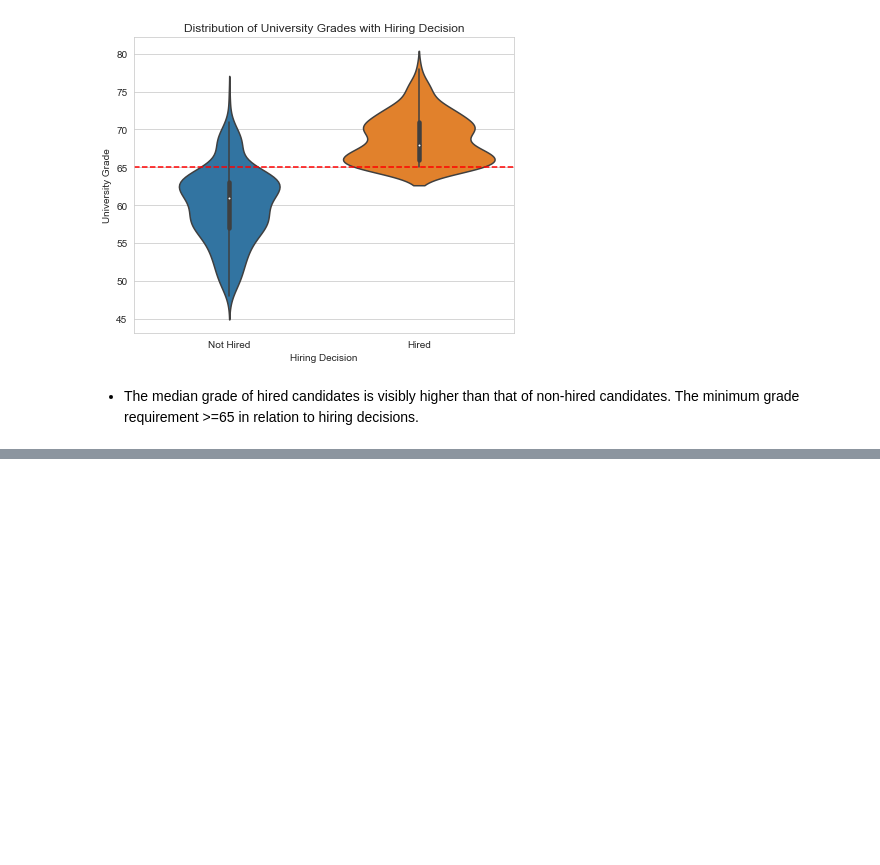
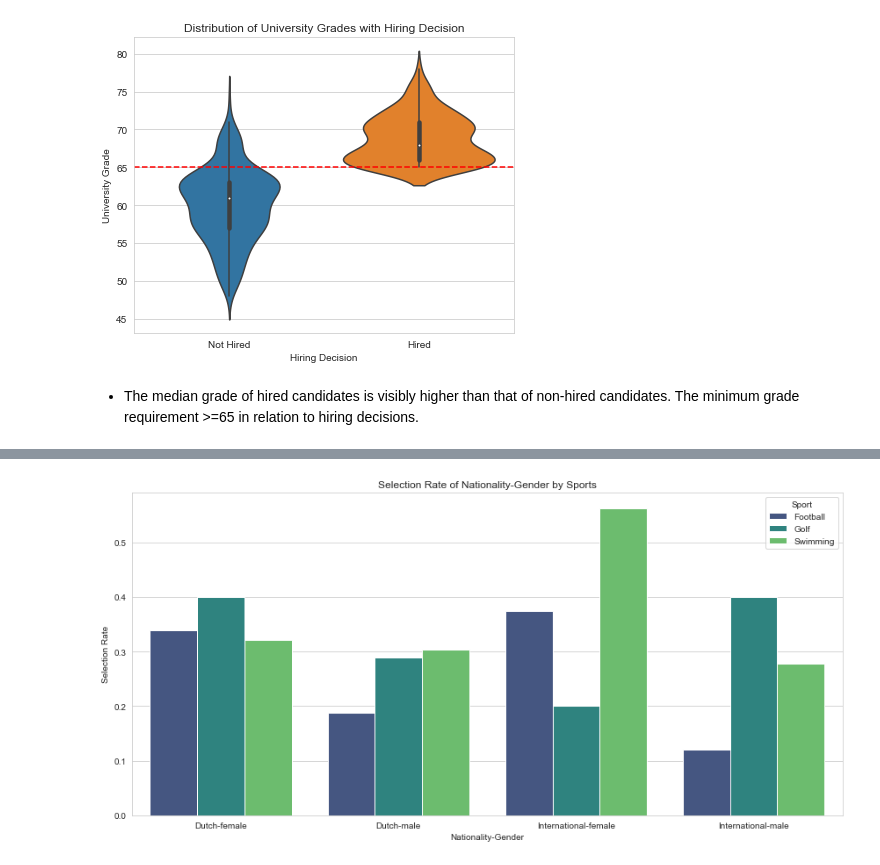
Before and after one commit to kwah-space/IDS-draft, a Jupyter notebook: A3 model.ipynb, the cells around one changed output, grey strips where cells are left out. Saved outputs shown, nothing was run; the diff lists cells and outputs as text; code cells hidden in the pictures; blank space fills up the shorter version.

```diff
--- a/A3 model.ipynb
+++ b/A3 model.ipynb
@@ -172,0 +184,15 @@ plt.show()
+# %%
+# Calculate selection rates for each Nationality-Gender and Sport
+selection_rates_natgen_sport = filtered_data.groupby(['nationality_gender', 'sport'])['decision'].mean().reset_index()
+
+# Bar chart to visualize selection rates of Nationality-Gender by Sports
+plt.figure(figsize=(12, 6))
+sns.barplot(data=selection_rates_natgen_sport, x='nationality_gender', y='decision', hue='sport', palette="viridis", ci=None)
+plt.title('Selection Rate of Nationality-Gender by Sports')
+plt.xlabel('Nationality-Gender')
+plt.ylabel('Selection Rate')
+plt.legend(title='Sport')
+plt.tight_layout()
+plt.show()
+# %% [output]
+[figure, added]
```
Also changed, not shown: parts of 21 cells of this notebook, 1 other file.
